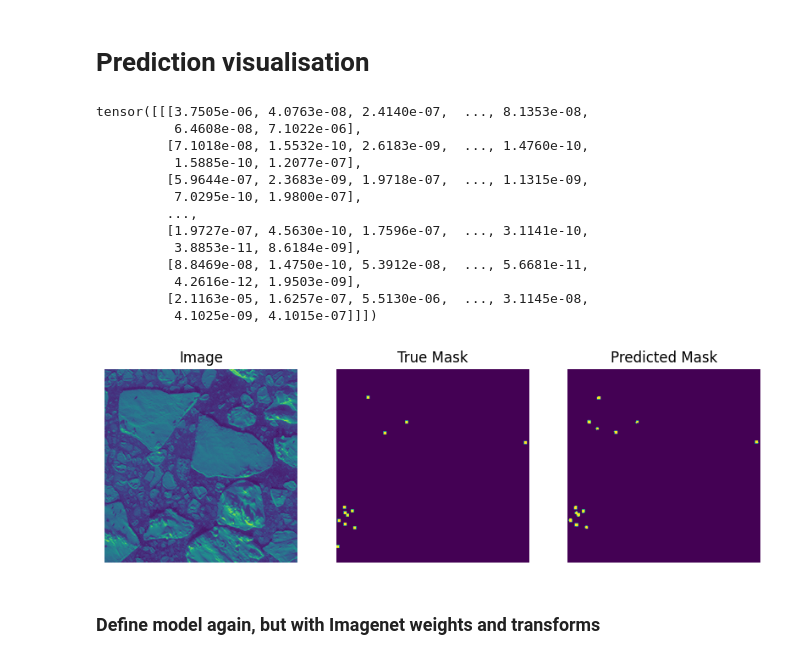
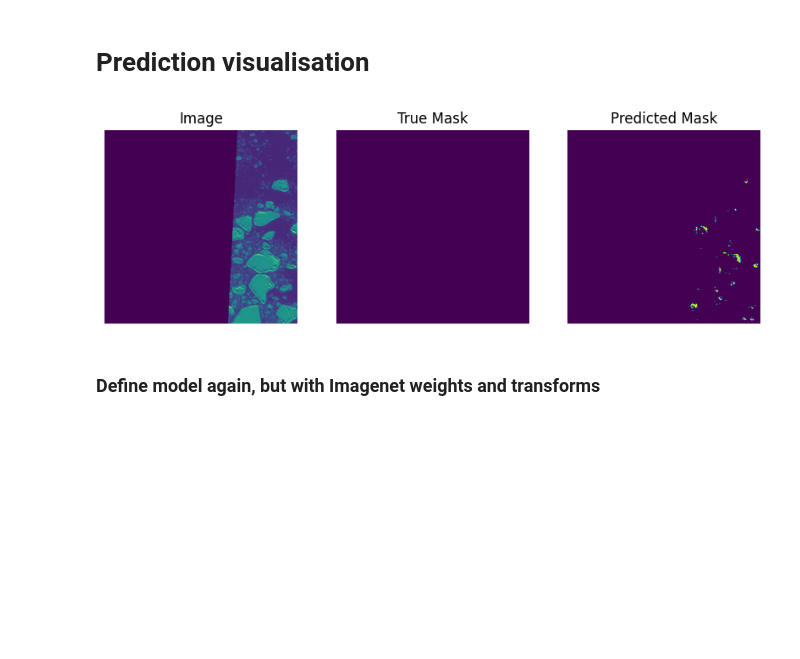
Before and after one commit to GeoKauko/TheNavySeals, a Jupyter notebook: 2_Seal_detection.ipynb, the cells around one changed output. Saved outputs shown, nothing was run; the diff lists cells and outputs as text; code cells hidden in the pictures; blank space fills up the shorter version.

```diff
--- a/2_Seal_detection.ipynb
+++ b/2_Seal_detection.ipynb
@@ -102,17 +109,18 @@ import torch.nn.functional as F
 # %%
 #Note: code block above still includes data augmentation code, not implemented in this code block (yet)
 
-#train_data_path = "drive/MyDrive/SealNN/data/train" #TODO: change to relative file path
-#test_data_path = "drive/MyDrive/SealNN/data/test"
-train_data_path = 'C:\\SealNN\\data\\train'
-test_data_path = 'C:\\SealNN\\data\\test'
+train_data_path = "/content/drive/MyDrive/SealNN/Trail_data2/train" #TODO: change to relative file path
+val_data_path = "/content/drive/MyDrive/SealNN/Trail_data2/val"
+test_data_path = "/content/drive/MyDrive/SealNN/Trail_data2/test"
+#train_data_path = 'C:\\SealNN\\data\\train'
+#test_data_path = 'C:\\SealNN\\data\\test'
 
 batch_size = 8 #Can be changed later
 
 #Custom dataset to properly import for segmentation
 def segmentation_dataset(data_path, transform=None):
-   images_path = os.path.join(data_path, "images")
-   masks_path = os.path.join(data_path, "masks")
+   images_path = os.path.join(data_path, "image")
+   masks_path = os.path.join(data_path, "mask")
    image_files = os.listdir(images_path)
 
    dataset = []
@@ -132,5 +140,6 @@ transform = torchvision.transforms.Compose([torchvision.transforms.ToTensor()])
 
 # Create train and test datasets without augmentation
 train_dataset = segmentation_dataset(train_data_path, transform=transform)
+val_dataset = segmentation_dataset(val_data_path, transform=transform)
 test_dataset = segmentation_dataset(test_data_path, transform=transform)
 # %%
@@ -382,47 +471,34 @@ all_outputs = torch.cat(all_outputs, dim=0)
 # %%
 #for i in range(len(outputs[:2])):
-i = 123
+i = 19
 
 # Set visualization variables
-image, mask = test_dataset_seals[i]
-pred = all_outputs[i]
+image, mask = test_dataset[i]
+pred = all_outputs_acc[i]
 #pred = (pred).round_()
-print(pred)
-pred_print = (pred > 0.9).float()
+#print(pred)
+pred_print = (pred > 0.8).float()
 #print(pred_print)
 fig, axes = plt.subplots(1, 3, figsize=(10, 5))
 
 # Show image on axis 0
 axes[0].imshow(image.permute(1, 2, 0))  # Convert from tensor format (C, H, W) to (H, W, C)
 axes[0].set_title('Image')
 axes[0].axis('off')
 
 # Show True mask on axis 1
 axes[1].imshow(mask.permute(1, 2, 0))  # Convert from tensor format (C, H, W) to (H, W, C)
 axes[1].set_title('True Mask')
 axes[1].axis('off')
 
 pred_print_np = pred_print.squeeze().cpu().numpy()
 axes[2].imshow(pred_print_np)  # Use grayscale colormap for binary mask
 axes[2].set_title('Predicted Mask')
 axes[2].axis('off')
 
 plt.show()
 # %% [output]
-tensor([[[3.7505e-06, 4.0763e-08, 2.4140e-07,  ..., 8.1353e-08,
-          6.4608e-08, 7.1022e-06],
-         [7.1018e-08, 1.5532e-10, 2.6183e-09,  ..., 1.4760e-10,
-          1.5885e-10, 1.2077e-07],
-         [5.9644e-07, 2.3683e-09, 1.9718e-07,  ..., 1.1315e-09,
-          7.0295e-10, 1.9800e-07],
-         ...,
-         [1.9727e-07, 4.5630e-10, 1.7596e-07,  ..., 3.1141e-10,
-          3.8853e-11, 8.6184e-09],
-         [8.8469e-08, 1.4750e-10, 5.3912e-08,  ..., 5.6681e-11,
-          4.2616e-12, 1.9503e-09],
-         [2.1163e-05, 1.6257e-07, 5.5130e-06,  ..., 3.1145e-08,
-          4.1025e-09, 4.1015e-07]]])
-[figure, old version]
+[figure, new version]
 # %% [markdown]
 ### Define model again, but with Imagenet weights and transforms
 # %%
```
Also changed, not shown: parts of 11 cells of this notebook.
